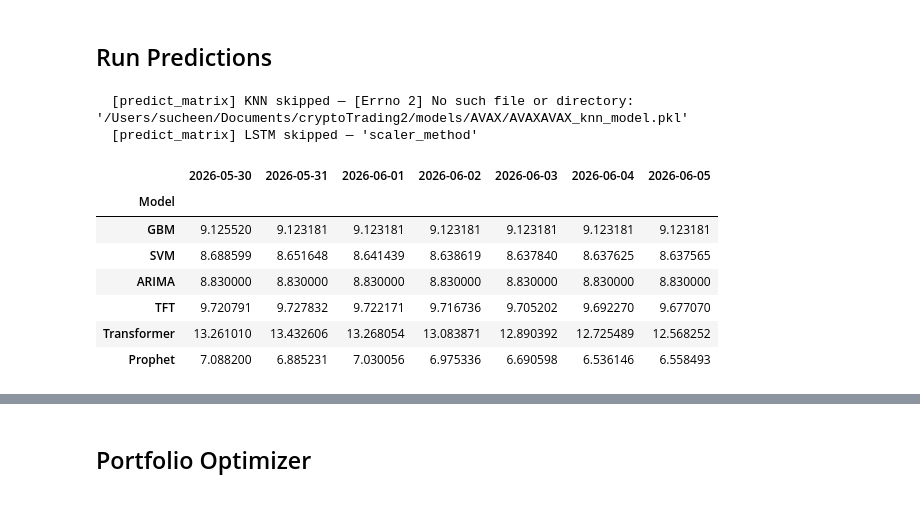
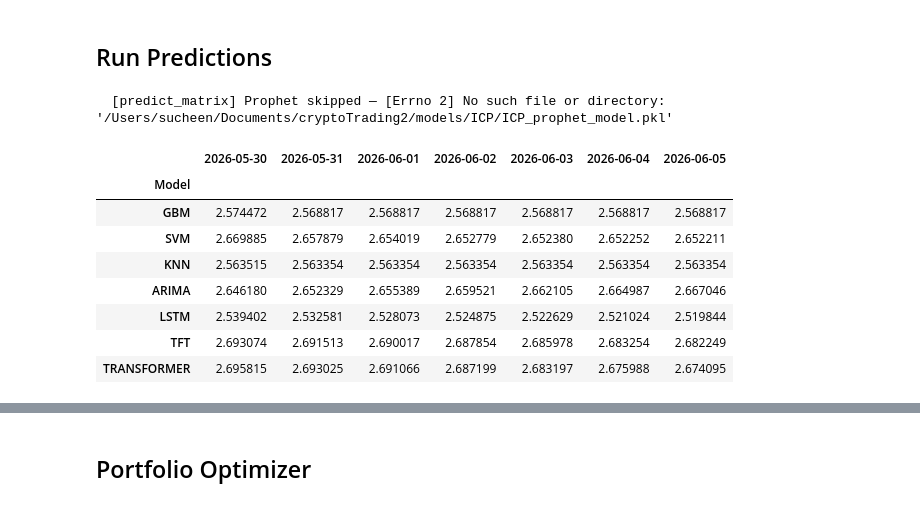
Before and after one commit to kingsuching/cryptoTrading2, a Jupyter notebook: START_HERE.ipynb, the cells around one changed output, grey strips where cells are left out. Drawn from its saved outputs; the diff is of its cells as text; code cells hidden in the pictures.

```diff
--- a/START_HERE.ipynb
+++ b/START_HERE.ipynb
@@ -295,17 +217,19 @@ ValueError: Not enough sequences for Transformer training (got 0, need ≥10). T
 # %% [markdown]
 ## Run Predictions
 # %%
-predict_matrix('AVAX')
+predictions_individual = predict_matrix('ICP')
+predictions_individual.index = predictions_individual.index.str.upper()
+predictions_individual
 # %% [output]
-  [predict_matrix] KNN skipped — [Errno 2] No such file or directory: '/Users/sucheen/Documents/cryptoTrading2/models/AVAX/AVAXAVAX_knn_model.pkl'
-  [predict_matrix] LSTM skipped — 'scaler_method'
+  [predict_matrix] Prophet skipped — [Errno 2] No such file or directory: '/Users/sucheen/Documents/cryptoTrading2/models/ICP/ICP_prophet_model.pkl'
 |  | 2026-05-30 | 2026-05-31 | 2026-06-01 | 2026-06-02 | 2026-06-03 | 2026-06-04 | 2026-06-05 |
 | Model |  |  |  |  |  |  |  |
-| GBM | 9.125520 | 9.123181 | 9.123181 | 9.123181 | 9.123181 | 9.123181 | 9.123181 |
-| SVM | 8.688599 | 8.651648 | 8.641439 | 8.638619 | 8.637840 | 8.637625 | 8.637565 |
-| ARIMA | 8.830000 | 8.830000 | 8.830000 | 8.830000 | 8.830000 | 8.830000 | 8.830000 |
-| TFT | 9.720791 | 9.727832 | 9.722171 | 9.716736 | 9.705202 | 9.692270 | 9.677070 |
-| Transformer | 13.261010 | 13.432606 | 13.268054 | 13.083871 | 12.890392 | 12.725489 | 12.568252 |
-| Prophet | 7.088200 | 6.885231 | 7.030056 | 6.975336 | 6.690598 | 6.536146 | 6.558493 |
+| GBM | 2.574472 | 2.568817 | 2.568817 | 2.568817 | 2.568817 | 2.568817 | 2.568817 |
+| SVM | 2.669885 | 2.657879 | 2.654019 | 2.652779 | 2.652380 | 2.652252 | 2.652211 |
+| KNN | 2.563515 | 2.563354 | 2.563354 | 2.563354 | 2.563354 | 2.563354 | 2.563354 |
+| ARIMA | 2.646180 | 2.652329 | 2.655389 | 2.659521 | 2.662105 | 2.664987 | 2.667046 |
+| LSTM | 2.539402 | 2.532581 | 2.528073 | 2.524875 | 2.522629 | 2.521024 | 2.519844 |
+| TFT | 2.693074 | 2.691513 | 2.690017 | 2.687854 | 2.685978 | 2.683254 | 2.682249 |
+| TRANSFORMER | 2.695815 | 2.693025 | 2.691066 | 2.687199 | 2.683197 | 2.675988 | 2.674095 |
 # %%
 for coin in tqdm(myCoins):
```
Also changed, not shown: parts of 5 cells of this notebook, 1 other file.
